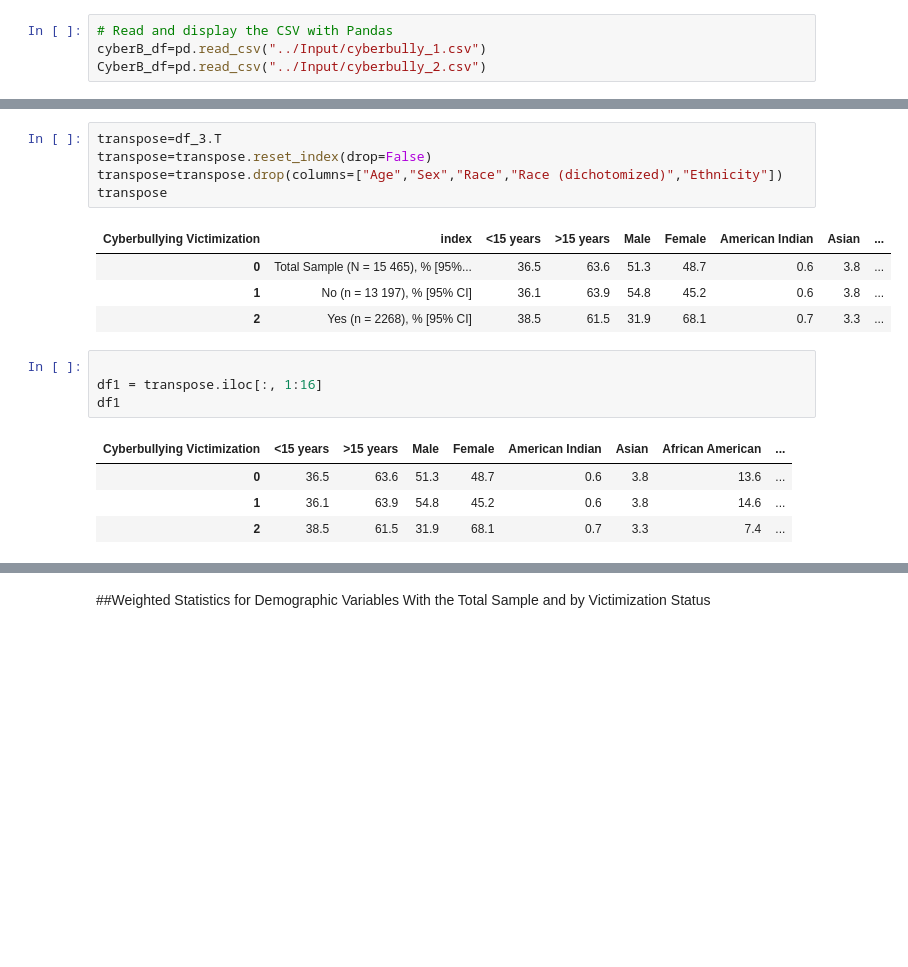
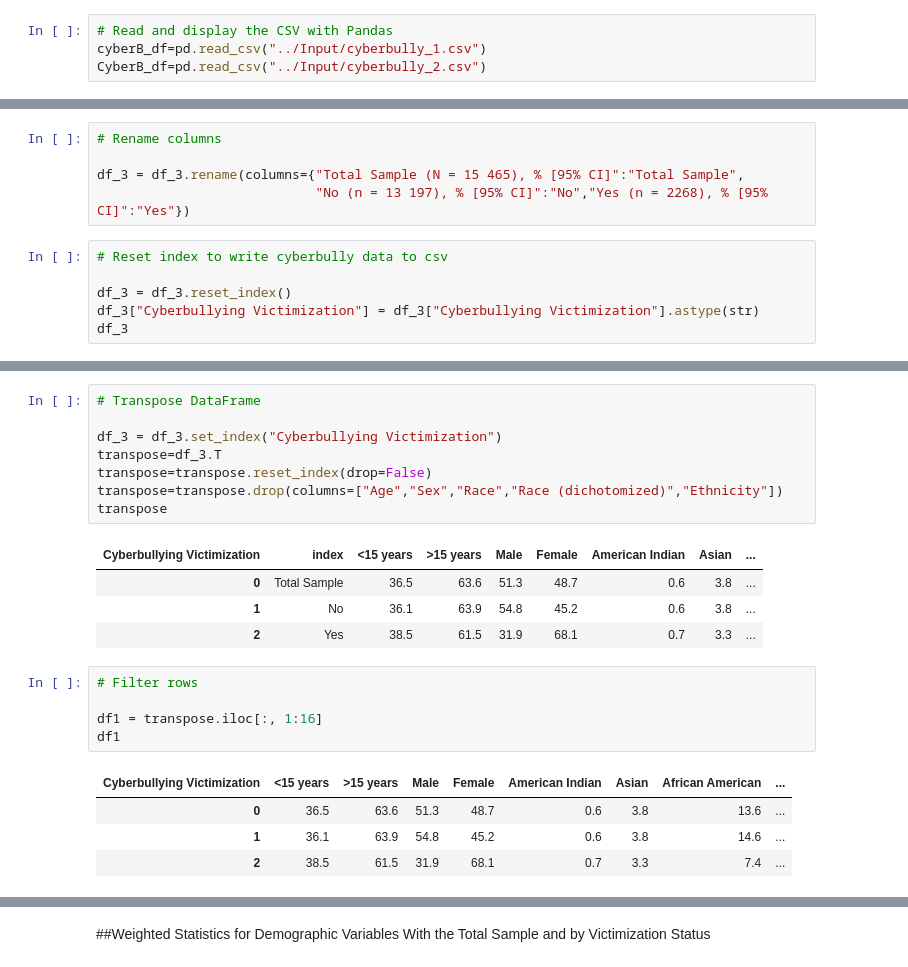
Before and after one commit to hannahduncan/bullying-in-america, a Jupyter notebook: Starter Notebooks/Cyberbullying.ipynb, the cells around one changed output, grey strips where cells are left out. Cells and saved outputs as stored; diff of their text form; blank space fills up the shorter version.

```diff
--- a/Starter Notebooks/Cyberbullying.ipynb
+++ b/Starter Notebooks/Cyberbullying.ipynb
@@ -51,3 +53,14 @@ df_3
 | Ethnicity |  |  |  |
 | Not-Hispanic/Latino | 77.8 | 77.0 | 82.4 |
 | Hispanic/Latino | 22.2 | 23.0 | 17.6 |
+# %%
+# Rename columns
+
+df_3 = df_3.rename(columns={"Total Sample (N = 15 465), % [95% CI]":"Total Sample",
+                            "No (n = 13 197), % [95% CI]":"No","Yes (n = 2268), % [95% CI]":"Yes"})
+# %%
+# Reset index to write cyberbully data to csv
+
+df_3 = df_3.reset_index()
+df_3["Cyberbullying Victimization"] = df_3["Cyberbullying Victimization"].astype(str)
+df_3
@@ -54,14 +98,18 @@ df_3
 # %%
+# Transpose DataFrame
+
+df_3 = df_3.set_index("Cyberbullying Victimization")
 transpose=df_3.T
 transpose=transpose.reset_index(drop=False)
 transpose=transpose.drop(columns=["Age","Sex","Race","Race (dichotomized)","Ethnicity"])
 transpose
 # %% [output]
 | Cyberbullying Victimization | index | <15 years | >15 years | Male | Female | American Indian | Asian | ... |
-| 0 | Total Sample (N = 15 465), % [95%... | 36.5 | 63.6 | 51.3 | 48.7 | 0.6 | 3.8 | ... |
-| 1 | No (n = 13 197), % [95% CI] | 36.1 | 63.9 | 54.8 | 45.2 | 0.6 | 3.8 | ... |
-| 2 | Yes (n = 2268), % [95% CI] | 38.5 | 61.5 | 31.9 | 68.1 | 0.7 | 3.3 | ... |
+| 0 | Total Sample | 36.5 | 63.6 | 51.3 | 48.7 | 0.6 | 3.8 | ... |
+| 1 | No | 36.1 | 63.9 | 54.8 | 45.2 | 0.6 | 3.8 | ... |
+| 2 | Yes | 38.5 | 61.5 | 31.9 | 68.1 | 0.7 | 3.3 | ... |
 # %%
+# Filter rows
 
 df1 = transpose.iloc[:, 1:16]
 df1
```
Also changed, not shown: parts of 24 cells of this notebook, 10 other files.
